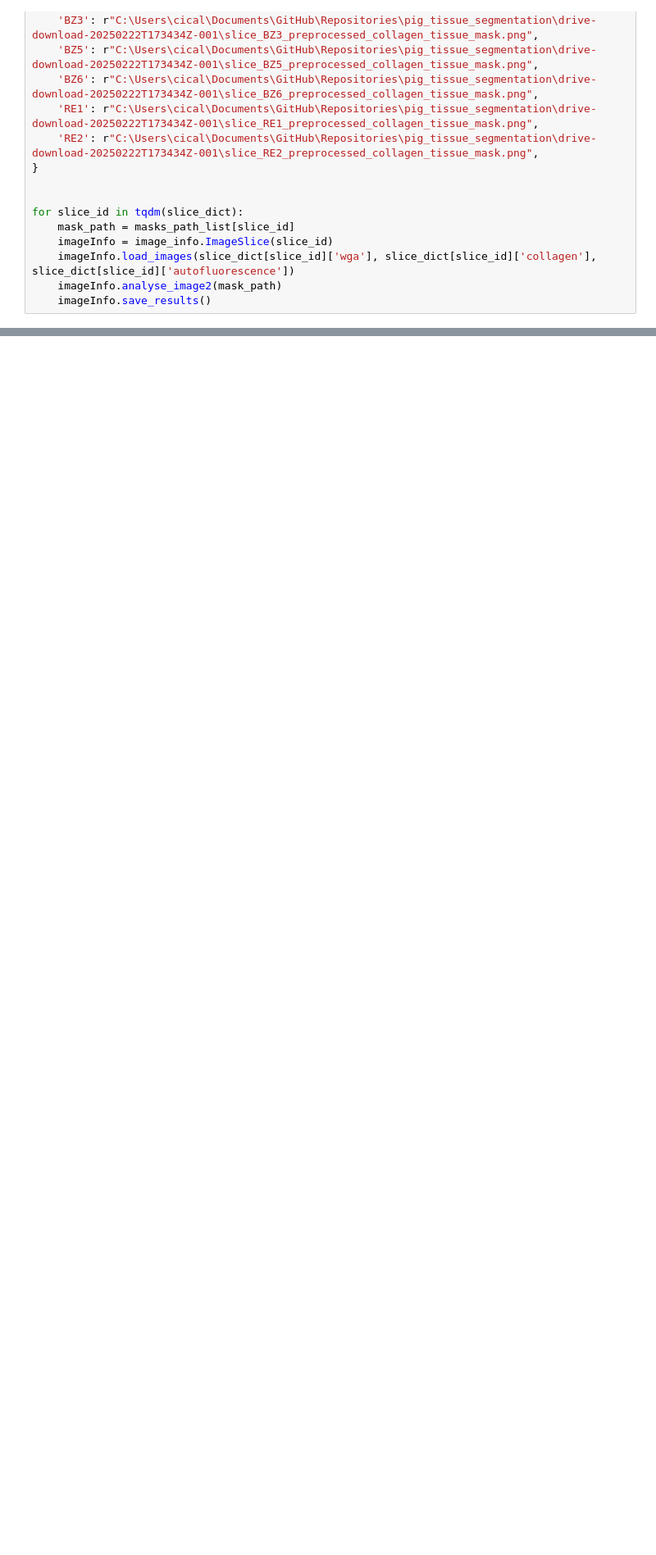
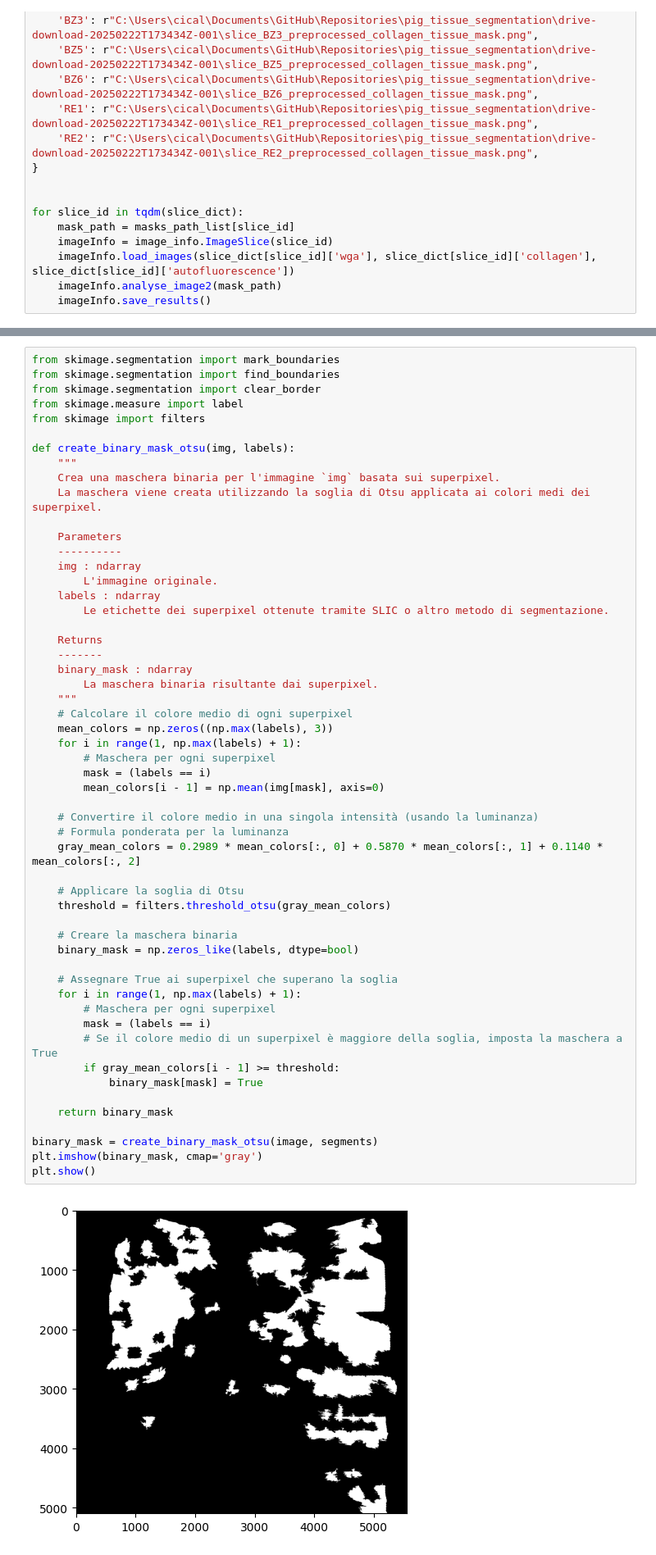
Before and after one commit to vincenzocivale/pig_tissue_segmentation, a Jupyter notebook: notebooks/main.ipynb, the cells around one changed output, grey strips where cells are left out. Shown: that part at 82% size. Saved outputs shown, nothing was run; the diff lists cells and outputs as text; blank space fills up the shorter version.

```diff
--- a/notebooks/main.ipynb
+++ b/notebooks/main.ipynb
@@ -54,0 +63,56 @@ plot_iamge = vis.visualize_superpixels_with_boundaries(image, segments)
+# %%
+from skimage.segmentation import mark_boundaries
+from skimage.segmentation import find_boundaries
+from skimage.segmentation import clear_border
+from skimage.measure import label
+from skimage import filters
+
+def create_binary_mask_otsu(img, labels):
+    """
+    Crea una maschera binaria per l'immagine `img` basata sui superpixel.
+    La maschera viene creata utilizzando la soglia di Otsu applicata ai colori medi dei superpixel.
+
+    Parameters
+    ----------
+    img : ndarray
+        L'immagine originale.
+    labels : ndarray
+        Le etichette dei superpixel ottenute tramite SLIC o altro metodo di segmentazione.
+
+    Returns
+    -------
+    binary_mask : ndarray
+        La maschera binaria risultante dai superpixel.
+    """
+    # Calcolare il colore medio di ogni superpixel
+    mean_colors = np.zeros((np.max(labels), 3))
+    for i in range(1, np.max(labels) + 1):
+        # Maschera per ogni superpixel
+        mask = (labels == i)
+        mean_colors[i - 1] = np.mean(img[mask], axis=0)
+
+    # Convertire il colore medio in una singola intensità (usando la luminanza)
+    # Formula ponderata per la luminanza
+    gray_mean_colors = 0.2989 * mean_colors[:, 0] + 0.5870 * mean_colors[:, 1] + 0.1140 * mean_colors[:, 2]
+
+    # Applicare la soglia di Otsu
+    threshold = filters.threshold_otsu(gray_mean_colors)
+
+    # Creare la maschera binaria
+    binary_mask = np.zeros_like(labels, dtype=bool)
+
+    # Assegnare True ai superpixel che superano la soglia
+    for i in range(1, np.max(labels) + 1):
+        # Maschera per ogni superpixel
+        mask = (labels == i)
+        # Se il colore medio di un superpixel è maggiore della soglia, imposta la maschera a True
+        if gray_mean_colors[i - 1] >= threshold:
+            binary_mask[mask] = True
+
+    return binary_mask
+
+binary_mask = create_binary_mask_otsu(image, segments)
+plt.imshow(binary_mask, cmap='gray')
+plt.show()
+# %% [output]
+[figure, added]
```
Also changed, not shown: parts of 2 cells of this notebook, 3 other files.
